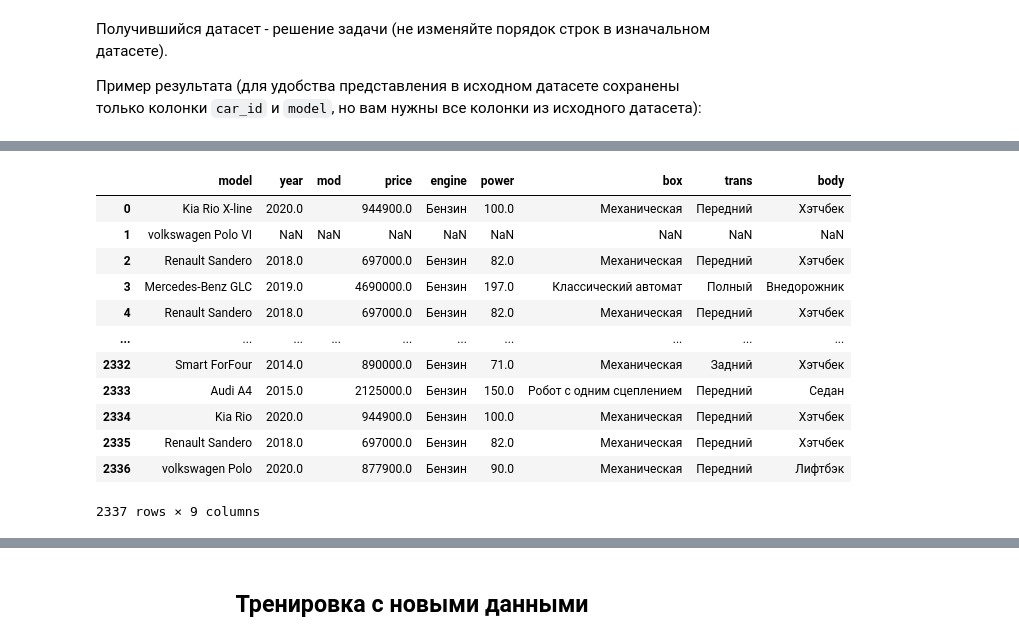
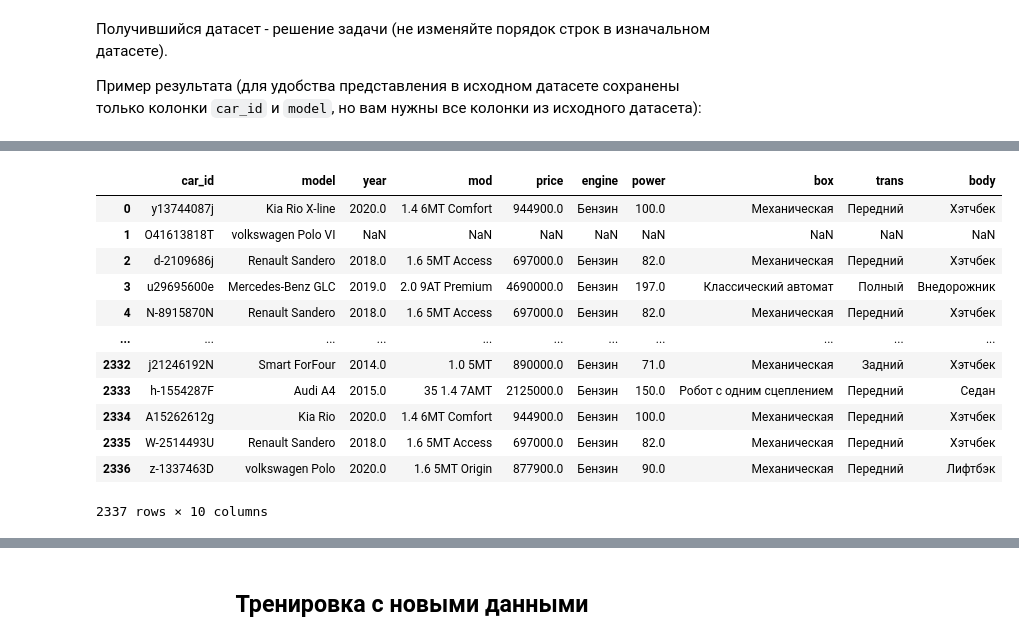
Before and after one commit to nikatonika/vehicle-breakdown-prediction, a Jupyter notebook: Competitive_DS_Zaslavskaia_V_All_Tasks_v2.ipynb, the cells around one changed output, grey strips where cells are left out. Saved outputs shown, nothing was run; the diff lists cells and outputs as text; code cells hidden in the pictures.

```diff
--- a/Competitive_DS_Zaslavskaia_V_All_Tasks_v2.ipynb
+++ b/Competitive_DS_Zaslavskaia_V_All_Tasks_v2.ipynb
@@ -2573,3 +2579,12 @@ df.head(3)
 # %% [markdown]
 <left> <img src='https://github.com/PeMikj/images/blob/main/images/image7.png?raw=true' width="750" >
 <left> <img src='https://github.com/PeMikj/images/blob/main/images/image8.png?raw=true' width="300" >
+# %%
+# Чтобы не парсить заново, загружаю сохраненный файл
+
+# Загрузка уже спаршенного датасета с ссылками на модели
+models_df = pd.read_csv('links_with_models.csv', encoding='utf-8-sig')
+
+# Проверка
+print("Размер models_df:", models_df.shape)
+models_df
@@ -2805,7 +2851,6 @@ years, mods, prices, engines, powers, boxes, transes, bodies = [], [], [], [], [
 for link in tqdm(df['matched_link'], desc="Парсинг характеристик моделей"):
     try:
         if pd.isna(link):
-            # Если ссылки нет, добавляются пропуски
             years.append(np.nan)
             mods.append(np.nan)
             prices.append(np.nan)
@@ -2826,12 +2871,23 @@ for link in tqdm(df['matched_link'], desc="Парсинг характерист
             first_row = table.find('tbody').find('tr')
             cells = first_row.find_all('td')
 
-            mod = first_row.find('a').text.strip()
+            # Поиск нужной ссылки на модификацию
+            mod_tag = None
+            for a_tag in first_row.find_all('a', href=True):
+                if '/cars/catalog/' in a_tag['href']:
+                    mod_tag = a_tag
+                    break
+
+            if mod_tag:
+                mod = mod_tag.text.strip()
+            else:
+                mod = np.nan
+
             price_text = cells[2].text.strip()
-            price = re.sub(r'[^\d]', '', price_text)  # Удаление "от", "₽" и пробелов
+            price = re.sub(r'[^\d]', '', price_text)
 
             engine = cells[3].text.strip()
-            power = re.sub(r'[^\d]', '', cells[4].text.strip())  # Извлечение чисел из "150 л.с."
+            power = re.sub(r'[^\d]', '', cells[4].text.strip())
             box = cells[5].text.strip()
             trans = cells[6].text.strip()
             body = cells[7].text.strip()
@@ -2850,7 +2906,6 @@ for link in tqdm(df['matched_link'], desc="Парсинг характерист
             transes.append(trans)
             bodies.append(body)
         else:
-            # Если таблица не найдена — пропуски
             years.append(np.nan)
             mods.append(np.nan)
             prices.append(np.nan)
@@ -2858,44 +2913,44 @@ for link in tqdm(df['matched_link'], desc="Парсинг характерист
             powers.append(np.nan)
             boxes.append(np.nan)
             transes.append(np.nan)
             bodies.append(np.nan)
 
     except Exception as e:
-        # В случае ошибки — пропуски
         years.append(np.nan)
         mods.append(np.nan)
         prices.append(np.nan)
         engines.append(np.nan)
         powers.append(np.nan)
         boxes.append(np.nan)
         transes.append(np.nan)
         bodies.append(np.nan)
 
 # Объединение данных в DataFrame
 tech_df = pd.DataFrame({
+    'car_id': df['car_id'],
     'model': df['model'],
     'year': years,
     'mod': mods,
     'price': prices,
     'engine': engines,
     'power': powers,
     'box': boxes,
     'trans': transes,
     'body': bodies
 })
 
 tech_df
 # %% [output]
-|  | model | year | mod | price | engine | power | box | trans | body |
-| 0 | Kia Rio X-line | 2020.0 |  | 944900.0 | Бензин | 100.0 | Механическая | Передний | Хэтчбек |
-| 1 | volkswagen Polo VI | NaN | NaN | NaN | NaN | NaN | NaN | NaN | NaN |
-| 2 | Renault Sandero | 2018.0 |  | 697000.0 | Бензин | 82.0 | Механическая | Передний | Хэтчбек |
-| 3 | Mercedes-Benz GLC | 2019.0 |  | 4690000.0 | Бензин | 197.0 | Классический автомат | Полный | Внедорожник |
-| 4 | Renault Sandero | 2018.0 |  | 697000.0 | Бензин | 82.0 | Механическая | Передний | Хэтчбек |
-| ... | ... | ... | ... | ... | ... | ... | ... | ... | ... |
-| 2332 | Smart ForFour | 2014.0 |  | 890000.0 | Бензин | 71.0 | Механическая | Задний | Хэтчбек |
-| 2333 | Audi A4 | 2015.0 |  | 2125000.0 | Бензин | 150.0 | Робот с одним сцеплением | Передний | Седан |
-| 2334 | Kia Rio | 2020.0 |  | 944900.0 | Бензин | 100.0 | Механическая | Передний | Хэтчбек |
-| 2335 | Renault Sandero | 2018.0 |  | 697000.0 | Бензин | 82.0 | Механическая | Передний | Хэтчбек |
-| 2336 | volkswagen Polo | 2020.0 |  | 877900.0 | Бензин | 90.0 | Механическая | Передний | Лифтбэк |
+|  | car_id | model | year | mod | price | engine | power | box | trans | body |
+| 0 | y13744087j | Kia Rio X-line | 2020.0 | 1.4 6MT Comfort | 944900.0 | Бензин | 100.0 | Механическая | Передний | Хэтчбек |
+| 1 | O41613818T | volkswagen Polo VI | NaN | NaN | NaN | NaN | NaN | NaN | NaN | NaN |
+| 2 | d-2109686j | Renault Sandero | 2018.0 | 1.6 5MT Access | 697000.0 | Бензин | 82.0 | Механическая | Передний | Хэтчбек |
+| 3 | u29695600e | Mercedes-Benz GLC | 2019.0 | 2.0 9AT Premium | 4690000.0 | Бензин | 197.0 | Классический автомат | Полный | Внедорожник |
+| 4 | N-8915870N | Renault Sandero | 2018.0 | 1.6 5MT Access | 697000.0 | Бензин | 82.0 | Механическая | Передний | Хэтчбек |
+| ... | ... | ... | ... | ... | ... | ... | ... | ... | ... | ... |
+| 2332 | j21246192N | Smart ForFour | 2014.0 | 1.0 5MT | 890000.0 | Бензин | 71.0 | Механическая | Задний | Хэтчбек |
+| 2333 | h-1554287F | Audi A4 | 2015.0 | 35 1.4 7AMT | 2125000.0 | Бензин | 150.0 | Робот с одним сцеплением | Передний | Седан |
+| 2334 | A15262612g | Kia Rio | 2020.0 | 1.4 6MT Comfort | 944900.0 | Бензин | 100.0 | Механическая | Передний | Хэтчбек |
+| 2335 | W-2514493U | Renault Sandero | 2018.0 | 1.6 5MT Access | 697000.0 | Бензин | 82.0 | Механическая | Передний | Хэтчбек |
+| 2336 | z-1337463D | volkswagen Polo | 2020.0 | 1.6 5MT Origin | 877900.0 | Бензин | 90.0 | Механическая | Передний | Лифтбэк |
-2337 rows × 9 columns
+2337 rows × 10 columns
```
Also changed, not shown: parts of 65 cells of this notebook, 18 other files.
